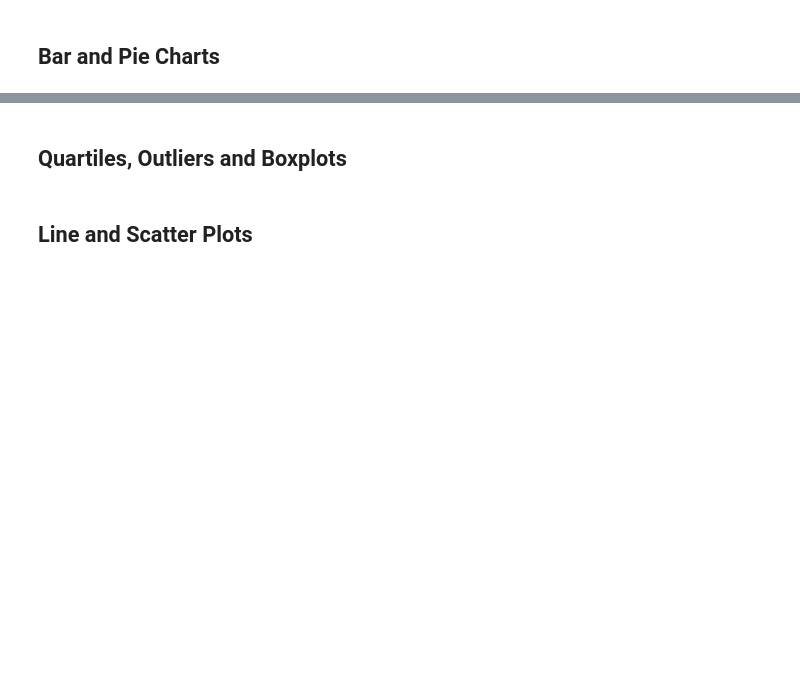
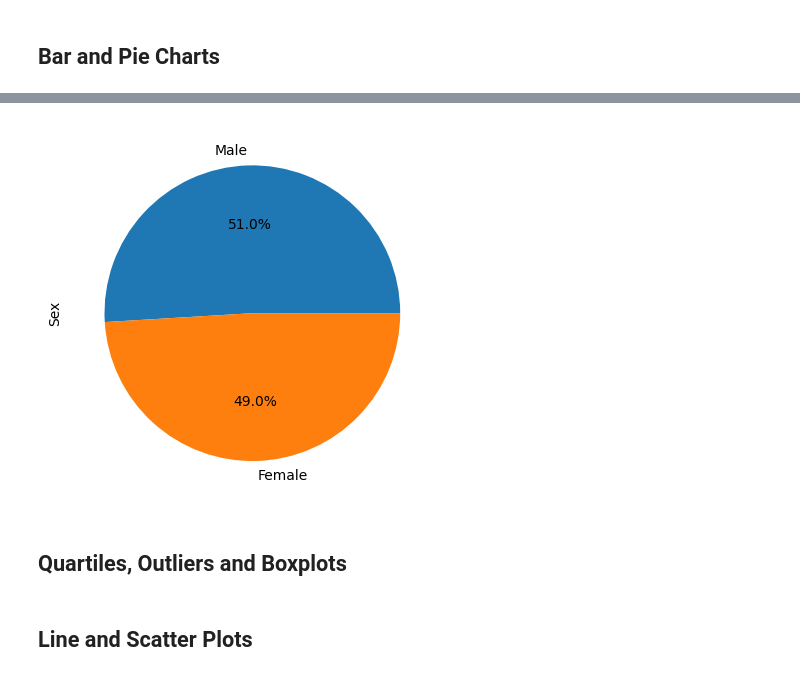
Before and after one commit to wemlaztdj/plot-challenge, a Jupyter notebook: pymaceuticals_starter.ipynb, the cells around one changed output, grey strips where cells are left out. Drawn from its saved outputs; the diff is of its cells as text; code cells hidden in the pictures; blank space fills up the shorter version.

```diff
--- a/pymaceuticals_starter.ipynb
+++ b/pymaceuticals_starter.ipynb
@@ -123,5 +159,10 @@ summaryStatistics
 # %%
 # Generate a pie plot showing the distribution of female versus male mice using pyplot
+plt.pie(miceSex,labels=miceSex.index,autopct='%1.1f%%')
+plt.ylabel('Sex')
+plt.show()
+# %% [output]
+[figure, added]
 # %% [markdown]
 ## Quartiles, Outliers and Boxplots
 # %%
```
Also changed, not shown: parts of 4 cells of this notebook.
